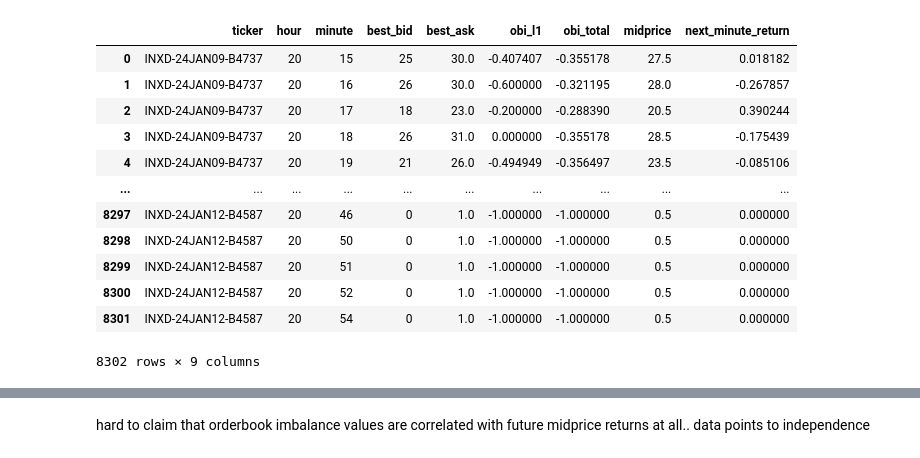
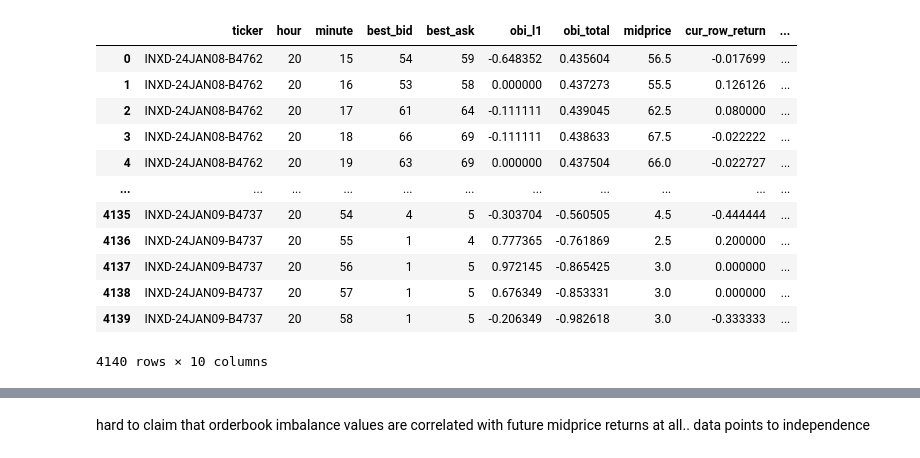
Before and after one commit to ijamil1/kalshi_mm, a Jupyter notebook: exploring_order_book_indicators_predictive_powers.ipynb, the cells around one changed output, grey strips where cells are left out. Cells and saved outputs as stored; diff of their text form; code cells hidden in the pictures.

```diff
--- a/exploring_order_book_indicators_predictive_powers.ipynb
+++ b/exploring_order_book_indicators_predictive_powers.ipynb
@@ -25,7 +25,7 @@ asks = {}
 data_dict = {'best_bid': [], 'best_ask': [], 'obi_l1': [], 'obi_total': [], 'ticker': [], 'timestamp': []}
 date_ = date(2024, 1, 2)
 
-while date_ <= date.today():
+while date_ <= date.today() - timedelta(days=1):
 
     #find number of commands
     cursor.execute('select count(distinct(command_id)) from ob_snapshot where processed_ts like \'%{}%\''.format(date_.isoformat()))
@@ -147,6 +143,9 @@ data
 982445 rows × 11 columns
+# %%
+#remove where obi_l1 = 1 or = -1 as that indicates either no asks or no bids respectively
+data = data[(data['obi_l1']!= -1) & (data['obi_l1']!=1)].reset_index(drop=True)
 # %%
-data_minute_lvl = data.groupby(['ticker', 'hour', 'minute']).last()
+data_minute_lvl = data.groupby(['ticker', 'hour', 'minute']).last().reset_index()
 # %%
 data_minute_lvl
 # %% [output]
@@ -167,3 +164,0 @@ data_minute_lvl
-# %%
-data_minute_lvl = data_minute_lvl.reset_index()
-data_minute_lvl
@@ -184,27 +165,28 @@ data_minute_lvl
 # %%
 data_minute_ticker_lvl_gpo = data_minute_lvl.groupby('ticker')
 tickers = set(list(data_minute_lvl['ticker']))
 df_list = []
 for t in tickers:
     group = data_minute_ticker_lvl_gpo.get_group(t).reset_index(drop=True)
-    group['minute_return'] = [None] + list((np.array(group['midprice'].iloc[1:])-np.array(group['midprice'].iloc[:-1]))/np.array(group['midprice'].iloc[:-1]))
-    group['next_minute_return'] = list(group['minute_return'].iloc[1:]) + [None]
-    group = group.drop(columns=['timestamp', 'date', 'seconds', 'minute_return'])
+    group['prev_row_return'] = [None] + list((np.array(group['midprice'].iloc[1:])-np.array(group['midprice'].iloc[:-1]))/np.array(group['midprice'].iloc[:-1]))
+    group['cur_row_return'] = list(group['prev_row_return'].iloc[1:]) + [None]
+    group['next_row_minute'] = list(group['minute'].iloc[1:]) + [None]
+    group = group.drop(columns=['timestamp', 'date', 'seconds', 'prev_row_return'])
     df_list.append(group.iloc[:-1])
 
 data_minute_lvl = pd.concat(df_list, ignore_index=True)
 data_minute_lvl
 # %% [output]
-|  | ticker | hour | minute | best_bid | best_ask | obi_l1 | obi_total | midprice | next_minute_return |
-| 0 | INXD-24JAN09-B4737 | 20 | 15 | 25 | 30.0 | -0.407407 | -0.355178 | 27.5 | 0.018182 |
-| 1 | INXD-24JAN09-B4737 | 20 | 16 | 26 | 30.0 | -0.600000 | -0.321195 | 28.0 | -0.267857 |
-| 2 | INXD-24JAN09-B4737 | 20 | 17 | 18 | 23.0 | -0.200000 | -0.288390 | 20.5 | 0.390244 |
-| 3 | INXD-24JAN09-B4737 | 20 | 18 | 26 | 31.0 | 0.000000 | -0.355178 | 28.5 | -0.175439 |
-| 4 | INXD-24JAN09-B4737 | 20 | 19 | 21 | 26.0 | -0.494949 | -0.356497 | 23.5 | -0.085106 |
-| ... | ... | ... | ... | ... | ... | ... | ... | ... | ... |
-| 8297 | INXD-24JAN12-B4587 | 20 | 46 | 0 | 1.0 | -1.000000 | -1.000000 | 0.5 | 0.000000 |
-| 8298 | INXD-24JAN12-B4587 | 20 | 50 | 0 | 1.0 | -1.000000 | -1.000000 | 0.5 | 0.000000 |
-| 8299 | INXD-24JAN12-B4587 | 20 | 51 | 0 | 1.0 | -1.000000 | -1.000000 | 0.5 | 0.000000 |
-| 8300 | INXD-24JAN12-B4587 | 20 | 52 | 0 | 1.0 | -1.000000 | -1.000000 | 0.5 | 0.000000 |
-| 8301 | INXD-24JAN12-B4587 | 20 | 54 | 0 | 1.0 | -1.000000 | -1.000000 | 0.5 | 0.000000 |
+|  | ticker | hour | minute | best_bid | best_ask | obi_l1 | obi_total | midprice | cur_row_return | ... |
+| 0 | INXD-24JAN08-B4762 | 20 | 15 | 54 | 59 | -0.648352 | 0.435604 | 56.5 | -0.017699 | ... |
+| 1 | INXD-24JAN08-B4762 | 20 | 16 | 53 | 58 | 0.000000 | 0.437273 | 55.5 | 0.126126 | ... |
+| 2 | INXD-24JAN08-B4762 | 20 | 17 | 61 | 64 | -0.111111 | 0.439045 | 62.5 | 0.080000 | ... |
+| 3 | INXD-24JAN08-B4762 | 20 | 18 | 66 | 69 | -0.111111 | 0.438633 | 67.5 | -0.022222 | ... |
+| 4 | INXD-24JAN08-B4762 | 20 | 19 | 63 | 69 | 0.000000 | 0.437504 | 66.0 | -0.022727 | ... |
+| ... | ... | ... | ... | ... | ... | ... | ... | ... | ... | ... |
+| 4135 | INXD-24JAN09-B4737 | 20 | 54 | 4 | 5 | -0.303704 | -0.560505 | 4.5 | -0.444444 | ... |
+| 4136 | INXD-24JAN09-B4737 | 20 | 55 | 1 | 4 | 0.777365 | -0.761869 | 2.5 | 0.200000 | ... |
+| 4137 | INXD-24JAN09-B4737 | 20 | 56 | 1 | 5 | 0.972145 | -0.865425 | 3.0 | 0.000000 | ... |
+| 4138 | INXD-24JAN09-B4737 | 20 | 57 | 1 | 5 | 0.676349 | -0.853331 | 3.0 | 0.000000 | ... |
+| 4139 | INXD-24JAN09-B4737 | 20 | 58 | 1 | 5 | -0.206349 | -0.982618 | 3.0 | -0.333333 | ... |
-8302 rows × 9 columns
+4140 rows × 10 columns
```
Also changed, not shown: parts of 22 cells of this notebook, 1 other file.
